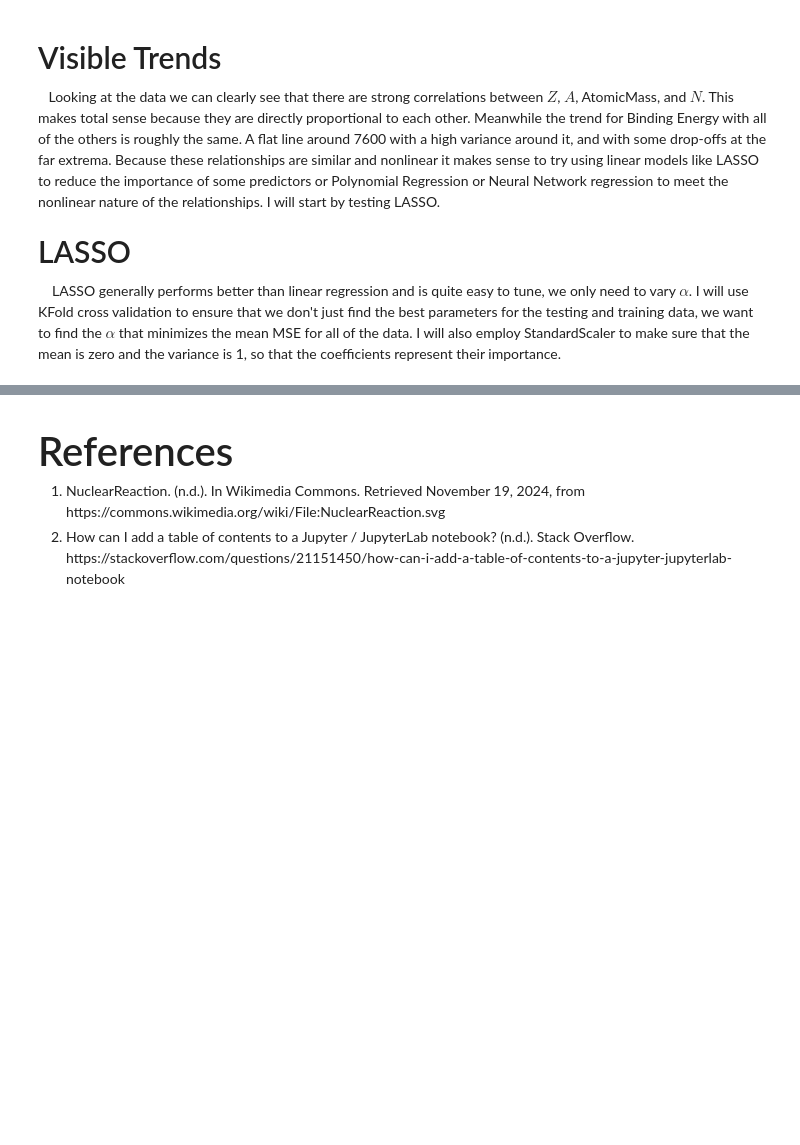
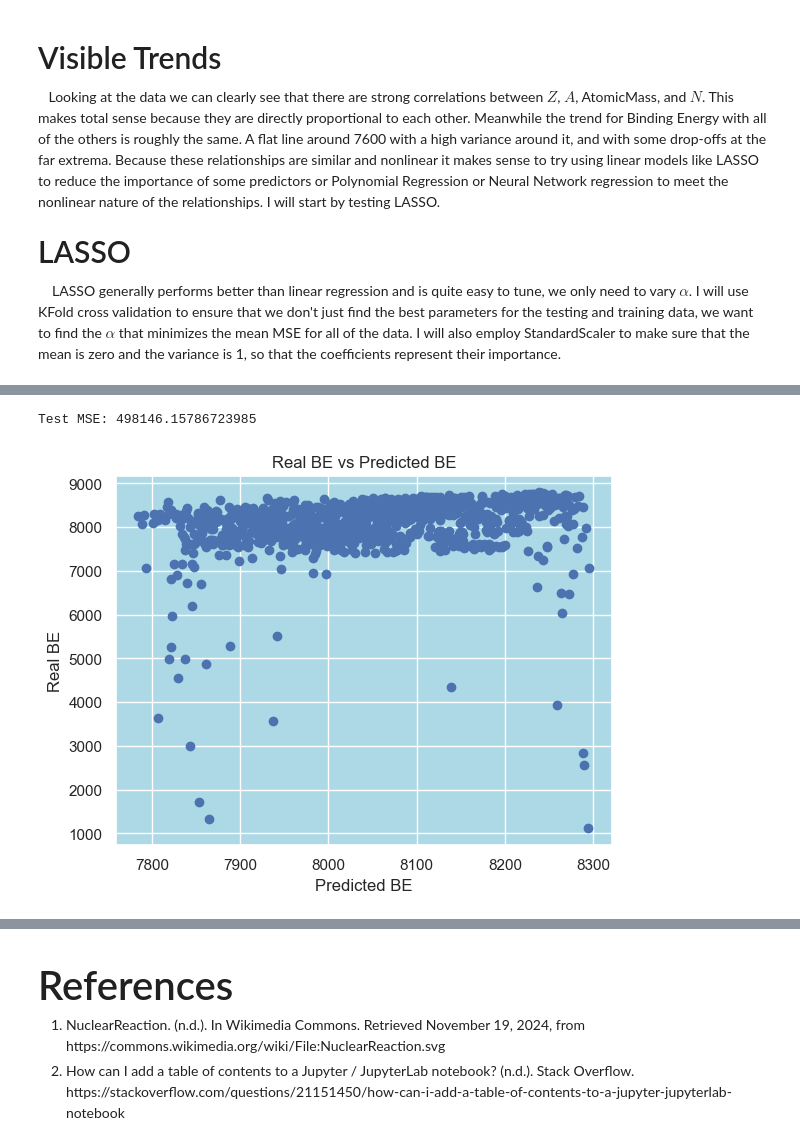
Before and after one commit to dobsonco/CMSE381_HO, a Jupyter notebook: Project.ipynb, the cells around one changed output, grey strips where cells are left out. Saved outputs shown, nothing was run; the diff lists cells and outputs as text; code cells hidden in the pictures; blank space fills up the shorter version.

```diff
--- a/Project.ipynb
+++ b/Project.ipynb
@@ -345,3 +485,7 @@ X.shape # Making sure that the number of predictors is correct
 <h2 style='font-size:30px'> LASSO </h2><a id="lasso"></a>
 
 &emsp; LASSO generally performs better than linear regression and is quite easy to tune, we only need to vary $\alpha$. I will use KFold cross validation to ensure that we don't just find the best parameters for the testing and training data, we want to find the $\alpha$ that minimizes the mean MSE for all of the data. I will also employ StandardScaler to make sure that the mean is zero and the variance is 1, so that the coefficients represent their importance.
+# %%
+MODEL = make_pipeline(StandardScaler(), Lasso())
+MSE = -1*cross_val_score(MODEL,X, y, cv=KFold(n_splits=5), scoring='neg_mean_squared_error').mean()
+print(f"LASSO MSE:",MSE)
@@ -397,18 +551,18 @@ plt.legend(bbox_to_anchor = (1.05,1.025));
 # %%
 lasso = Lasso(alpha=alphas[minidx]).fit(X_train,y_train)
 
 yhat = lasso.predict(X_test)
-
 
 print(f"Test MSE: {mean_squared_error(yhat,y_test)}")
 fig,ax = plt.subplots(nrows=1,ncols=1)
 ax.set_facecolor('#ADD8E6')
 ax.set_axisbelow(True)
 plt.grid(c='white')
-plt.scatter(X_test['N'],y_test,label="Real")
-plt.scatter(X_test['N'],yhat,label="Predicted")
-plt.title("BE vs N")
-plt.xlabel("N")
-plt.ylabel("BE")
-plt.legend();
+plt.scatter(yhat,y_test)
+plt.title("Real BE vs Predicted BE")
+plt.xlabel("Predicted BE")
+plt.ylabel("Real BE");
+# %% [output]
+Test MSE: 498146.15786723985
+[figure, added]
 # %% [markdown]
```
Also changed, not shown: parts of 40 cells of this notebook.
